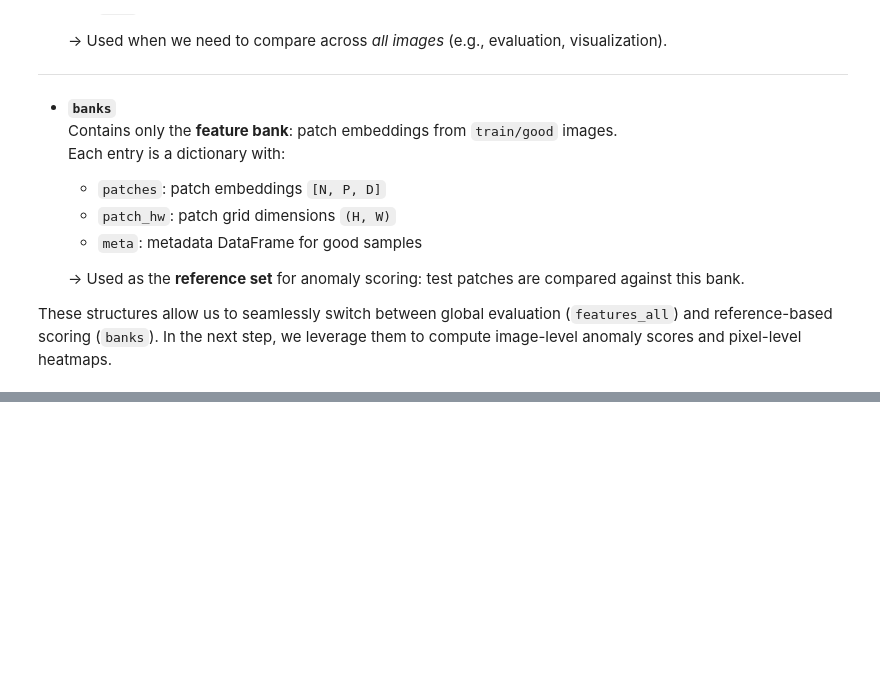
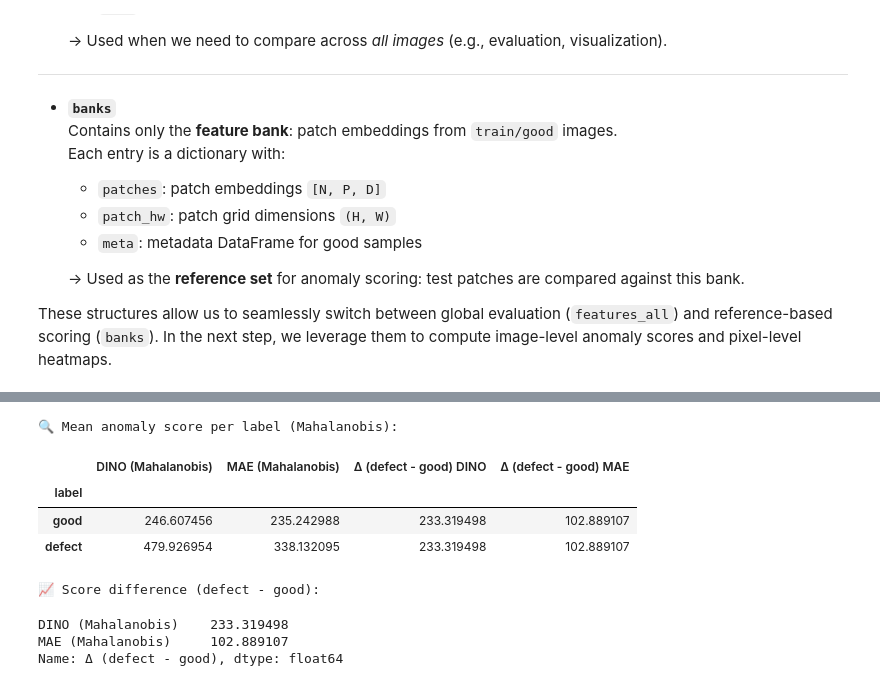
Before and after one commit to frederikcodes/mvtec-vit-anomaly, a Jupyter notebook: notebooks/02_scoring_heatmaps.ipynb, the cells around one changed output, grey strips where cells are left out. Saved outputs shown, nothing was run; the diff lists cells and outputs as text; code cells hidden in the pictures; blank space fills up the shorter version.

Commit message:
Almost completed KNN and Mahalanobis + Heatmaps

```diff
--- a/notebooks/02_scoring_heatmaps.ipynb
+++ b/notebooks/02_scoring_heatmaps.ipynb
@@ -207,0 +804,73 @@ efficient and principled anomaly scoring in the following step.
+# %%
+import pandas as pd
+from pathlib import Path
+
+# --- Paths ---
+p_dino = Path("../scores_mahalanobis/scores_mahalanobis_dino.csv")
+p_mae  = Path("../scores_mahalanobis/scores_mahalanobis_mae.csv")
+
+# --- Load + clean helper ---
+def load_clean_scores(path: Path) -> pd.DataFrame:
+    df = pd.read_csv(path)
+    # Ensure numeric (in case it's stored as string)
+    if df["image_score"].dtype != "float":
+        df["image_score"] = pd.to_numeric(df["image_score"], errors="coerce")
+    # Keep only valid labels
+    df = df[df["label"].isin(["good", "defect"])].copy()
+    # Drop corrupted rows if any
+    df = df.dropna(subset=["image_score", "label"])
+    return df
+
+df_dino = load_clean_scores(p_dino)
+df_mae  = load_clean_scores(p_mae)
+
+# --- Mean per label ---
+mean_dino = df_dino.groupby("label")["image_score"].mean()
+mean_mae  = df_mae.groupby("label")["image_score"].mean()
+
+# Align index to ensure consistent order
+label_order = ["good", "defect"]
+mean_dino = mean_dino.reindex(label_order)
+mean_mae  = mean_mae.reindex(label_order)
+
+# --- Merge + deltas ---
+mean_df = pd.DataFrame({
+    "DINO (Mahalanobis)": mean_dino,
+    "MAE (Mahalanobis)":  mean_mae
+})
+mean_df["Δ (defect - good) DINO"] = mean_dino.loc["defect"] - mean_dino.loc["good"]
+mean_df["Δ (defect - good) MAE"]  = mean_mae.loc["defect"]  - mean_mae.loc["good"]
+
+print("🔍 Mean anomaly score per label (Mahalanobis):")
+display(mean_df)
+
+# Compact delta-only output
+delta = pd.Series({
+    "DINO (Mahalanobis)": mean_dino.loc["defect"] - mean_dino.loc["good"],
+    "MAE (Mahalanobis)":  mean_mae.loc["defect"]  - mean_mae.loc["good"],
+}, name="Δ (defect - good)")
+print("\n📈 Score difference (defect - good):")
+display(delta)
+
+# --- Optional: per-category check (uncomment display to view) ---
+per_cat = (
+    pd.concat(
+        [df_dino.assign(model="DINO"), df_mae.assign(model="MAE")],
+        ignore_index=True
+    )
+    .groupby(["model", "category", "label"])["image_score"].mean()
+    .unstack("label")
+    .assign(delta=lambda x: x["defect"] - x["good"])
+    .sort_values(["model", "delta"], ascending=[True, False])
+)
+# display(per_cat)  # Uncomment if you want to inspect per-category deltas
+# %% [output]
+🔍 Mean anomaly score per label (Mahalanobis):
+|  | DINO (Mahalanobis) | MAE (Mahalanobis) | Δ (defect - good) DINO | Δ (defect - good) MAE |
+| label |  |  |  |  |
+| good | 246.607456 | 235.242988 | 233.319498 | 102.889107 |
+| defect | 479.926954 | 338.132095 | 233.319498 | 102.889107 |
+📈 Score difference (defect - good):
+DINO (Mahalanobis)    233.319498
+MAE (Mahalanobis)     102.889107
+Name: Δ (defect - good), dtype: float64
```
Also changed, not shown: parts of 13 cells of this notebook, 3 other files.
